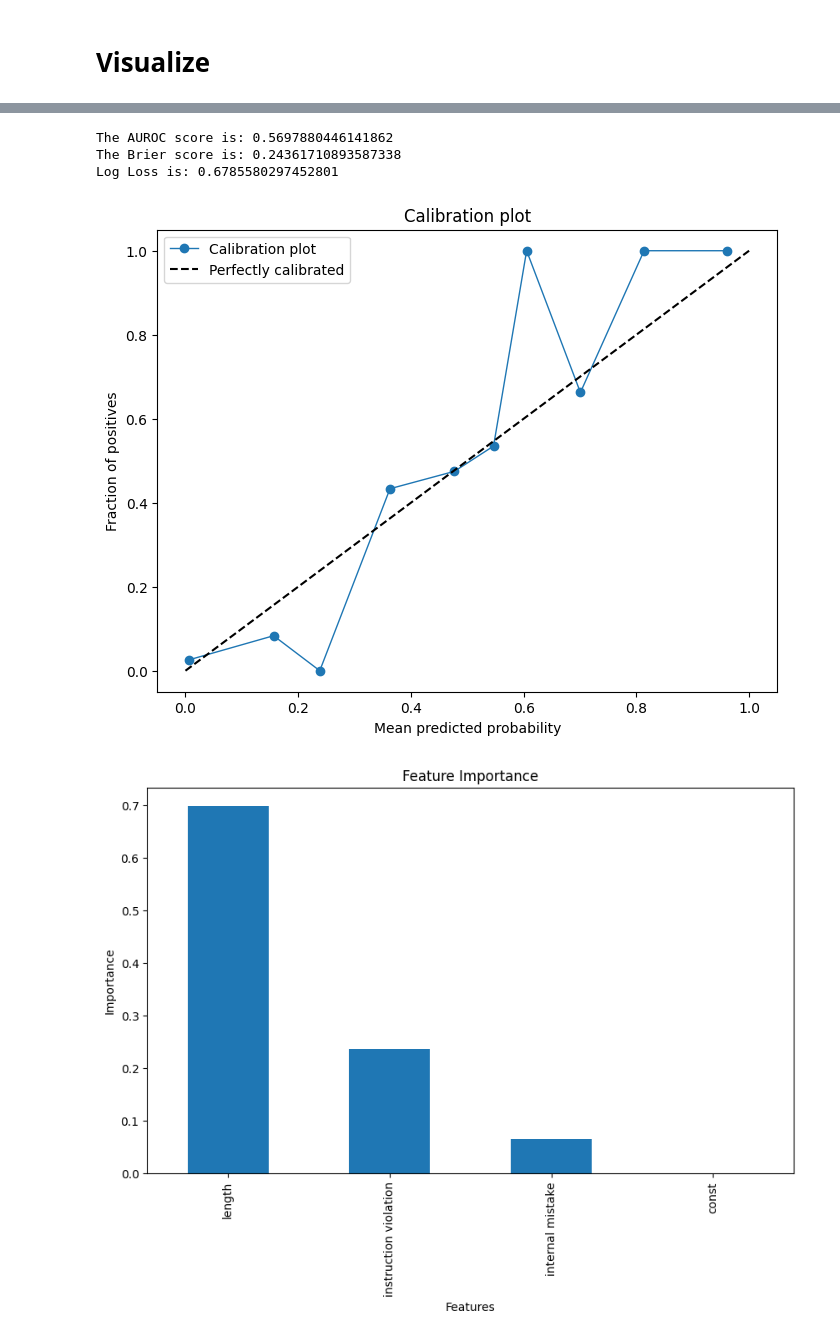
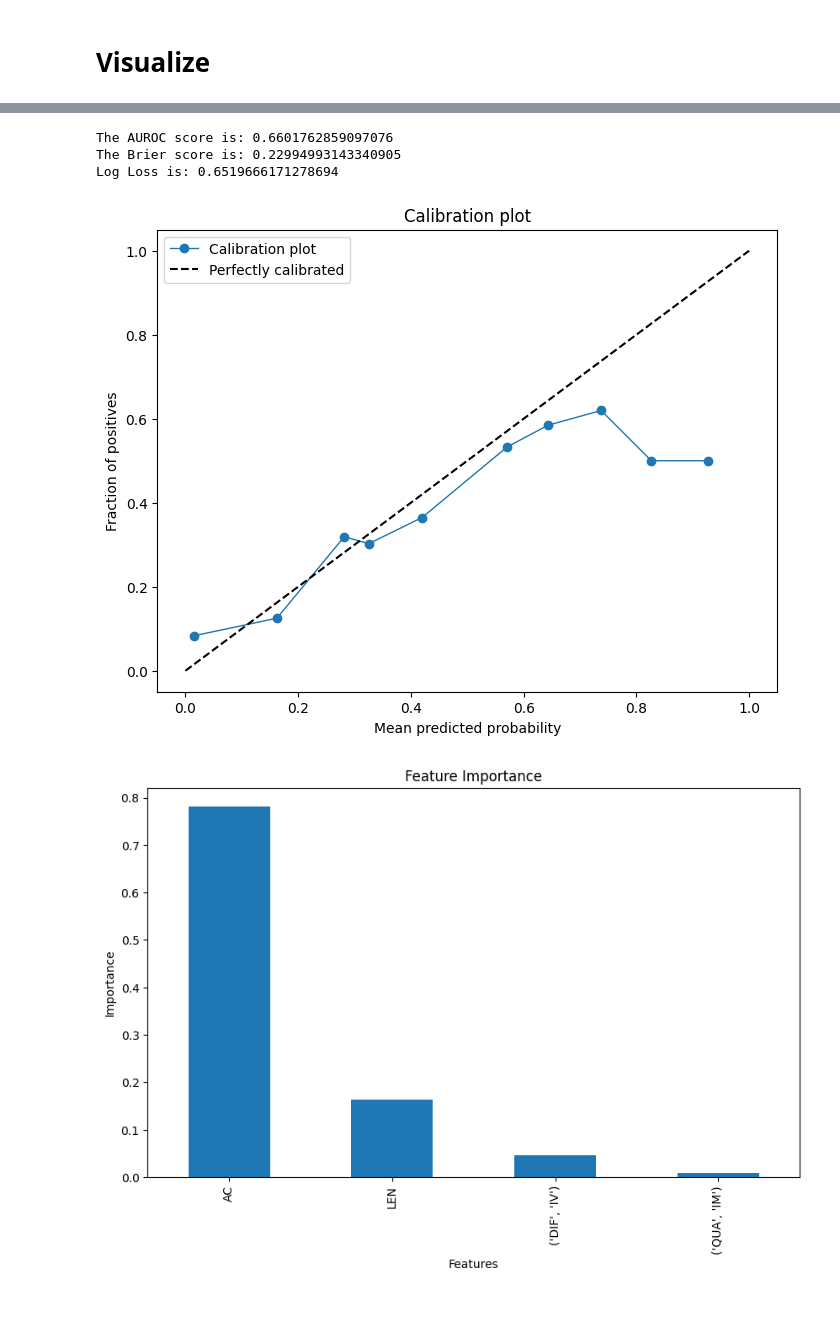
Before and after one commit to wan19990901/SC_conf, a Jupyter notebook: src/stats.ipynb, the cells around one changed output, grey strips where cells are left out. Saved outputs shown, nothing was run; the diff lists cells and outputs as text; code cells hidden in the pictures; blank space fills up the shorter version.

Commit message:
update code and data

```diff
--- a/src/stats.ipynb
+++ b/src/stats.ipynb
@@ -19,0 +23,2 @@ df = pd.read_csv(file_path)
+# %%
+df = pd.concat([df_bb,df_math])
@@ -71,0 +109,35 @@ def concatenate_columns(df,data_columns, outcome_column):
+# %%
+import pandas as pd
+
+def concatenate_columns(df,data_columns, outcome_column):
+    # Initialize an empty dictionary to store the concatenated data
+    concatenated_data = {}
+
+    # Get the number of rows based on the length of the outcome column
+    num_rows = len(df)
+
+    # Iterate over each column
+    for column in data_columns+[outcome_column]:
+        # Initialize an empty list to store the concatenated values for the current column
+        concatenated_values = []
+
+        # Iterate over each row
+        for i in range(num_rows):
+            # Get the list of values for the current column and row
+            values = df[column][i]
+
+            # Concatenate the values into a single string
+            concatenated_values += list(values)
+
+
+        # Add the concatenated values to the dictionary with the column name as the key
+        concatenated_data[column] = concatenated_values
+        print(len(concatenated_values))
+    # Add the outcome column to the concatenated data dictionary
+
+    # Create a DataFrame from the concatenated data dictionary
+    df_final = pd.DataFrame(concatenated_data)
+
+    return df_final
+
+df_final = concatenate_columns(df,['LEN', "('QUA', 'IM')", "('DIF', 'IV')", 'AC'],'Correctness')
@@ -246,10 +267,4 @@ The AUROC score is: 0.570
 # %%
-# Split the data into training and test sets
-from sklearn.metrics import roc_auc_score, brier_score_loss, log_loss, precision_recall_curve, auc
-
-
-X_train, X_test, y_train, y_test = train_test_split(X, y, test_size=0.2, random_state=42)
-
 # Initialize and fit the Random Forest model
 model = RandomForestClassifier(random_state=42)
 model.fit(X_train, y_train)
@@ -267,36 +282,36 @@ print(f"Log Loss is: {logloss}")
 
 # Calibration plot
 prob_true, prob_pred = calibration_curve(y_test, y_pred_proba, n_bins=10)
 plt.figure(figsize=(8, 6))
 plt.plot(prob_pred, prob_true, marker='o', linewidth=1, label='Calibration plot')
 plt.plot([0, 1], [0, 1], 'k--', label='Perfectly calibrated')
 plt.xlabel('Mean predicted probability')
 plt.ylabel('Fraction of positives')
 plt.title('Calibration plot')
 plt.legend()
 plt.show()
 
 # Feature Importance
-feature_importances = pd.Series(model.feature_importances_, index=X.columns)
+feature_importances = pd.Series(model.feature_importances_, index=X_train.columns)
 feature_importances.sort_values(ascending=False).plot(kind='bar', figsize=(10, 6))
 plt.title('Feature Importance')
 plt.xlabel('Features')
 plt.ylabel('Importance')
 plt.show()
 
 # Precision-Recall Curve and AUC
 precision, recall, _ = precision_recall_curve(y_test, y_pred_proba)
 pr_auc = auc(recall, precision)
 plt.figure(figsize=(8, 6))
 plt.plot(recall, precision, marker='.', label=f'Precision-Recall curve (area = {pr_auc:.2f})')
 plt.xlabel('Recall')
 plt.ylabel('Precision')
 plt.title('Precision-Recall Curve')
 plt.legend()
 plt.show()
 # %% [output]
-The AUROC score is: 0.5697880446141862
-The Brier score is: 0.24361710893587338
-Log Loss is: 0.6785580297452801
+The AUROC score is: 0.6601762859097076
+The Brier score is: 0.22994993143340905
+Log Loss is: 0.6519666171278694
-[figure, old version]
+[figure, new version]
-[figure, old version]
+[figure, new version]
```
Also changed, not shown: parts of 22 cells of this notebook, 3 other files.
